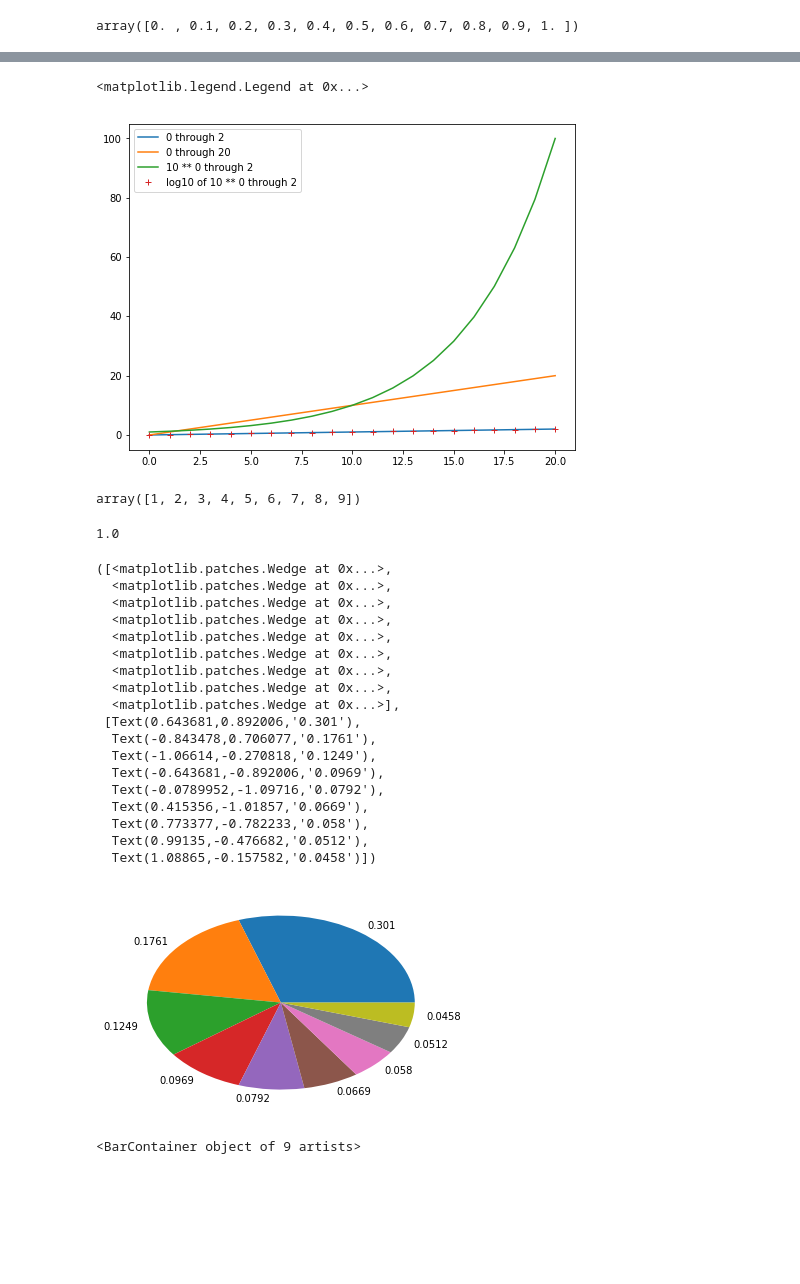
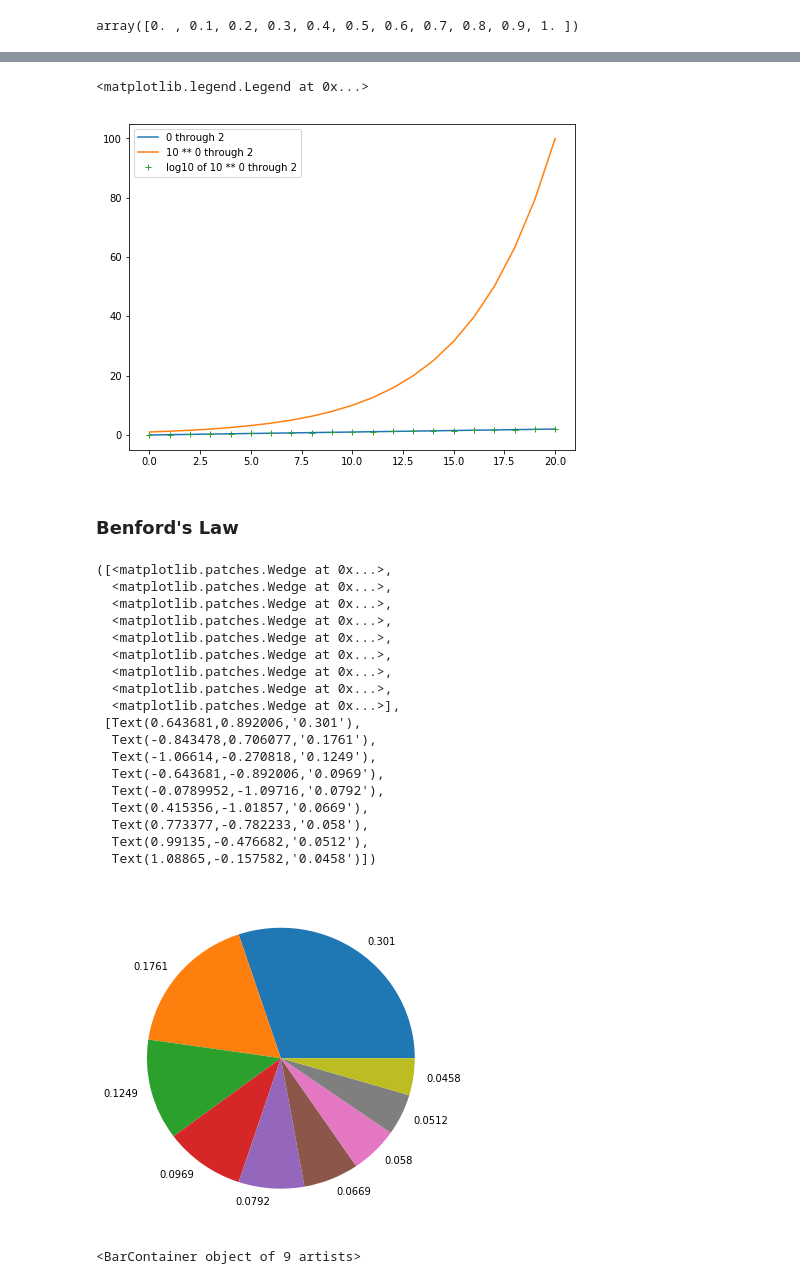
Before and after one commit to ssrosa/just_take_the_log, a Jupyter notebook: index.ipynb, the cells around one changed output, grey strips where cells are left out. Cells and saved outputs as stored; diff of their text form; code cells hidden in the pictures; blank space fills up the shorter version.

```diff
--- a/index.ipynb
+++ b/index.ipynb
@@ -71,10 +89,10 @@ array([0. , 0.1, 0.2, 0.3, 0.4, 0.5, 0.6, 0.7, 0.8, 0.9, 1. ])
 # %%
 fig = plt.figure(figsize = (8,6))
 plt.plot(zerothrutwo, label = '0 through 2')
-plt.plot(zerothrutwenty, label = '0 through 20')
+#plt.plot(zerothrutwenty, label = '0 through 20')
 plt.plot([10 ** i for i in zerothrutwo ], label = '10 ** 0 through 2')
 plt.plot(np.log10([10 ** i for i in zerothrutwo ]), '+', label = 'log10 of 10 ** 0 through 2')
 plt.legend()
 # %% [output]
 <matplotlib.legend.Legend at 0x...>
-[figure, old version]
+[figure, new version]
@@ -83,4 +98,0 @@ onethrunine = np.arange(1, 10)
-# %%
-onethrunine
-# %% [output]
-array([1, 2, 3, 4, 5, 6, 7, 8, 9])
@@ -91,29 +99,34 @@ def benford(i):
-# %%
-sum([benford(i) for i in onethrunine])
-# %% [output]
-1.0
+# %% [markdown]
+### Benford's Law
 # %%
+onethrunine = np.arange(1, 10)
+
+def benford(i):
+    n = 1 + ( 1 / i)
+    return np.log10(n)
+
+fig = plt.figure(figsize = (6,6))
 plt.pie([benford(i) for i in onethrunine], labels = [round(benford(i), 4) for i in onethrunine])
 # %% [output]
 ([<matplotlib.patches.Wedge at 0x...>,
   <matplotlib.patches.Wedge at 0x...>,
   <matplotlib.patches.Wedge at 0x...>,
   <matplotlib.patches.Wedge at 0x...>,
   <matplotlib.patches.Wedge at 0x...>,
   <matplotlib.patches.Wedge at 0x...>,
   <matplotlib.patches.Wedge at 0x...>,
   <matplotlib.patches.Wedge at 0x...>,
   <matplotlib.patches.Wedge at 0x...>],
  [Text(0.643681,0.892006,'0.301'),
   Text(-0.843478,0.706077,'0.1761'),
   Text(-1.06614,-0.270818,'0.1249'),
   Text(-0.643681,-0.892006,'0.0969'),
   Text(-0.0789952,-1.09716,'0.0792'),
   Text(0.415356,-1.01857,'0.0669'),
   Text(0.773377,-0.782233,'0.058'),
   Text(0.99135,-0.476682,'0.0512'),
   Text(1.08865,-0.157582,'0.0458')])
-[figure, old version]
+[figure, new version]
 # %%
 plt.bar([i for i in onethrunine], [benford(i) for i in onethrunine])
 # %% [output]
```
Also changed, not shown: parts of 35 cells of this notebook.
